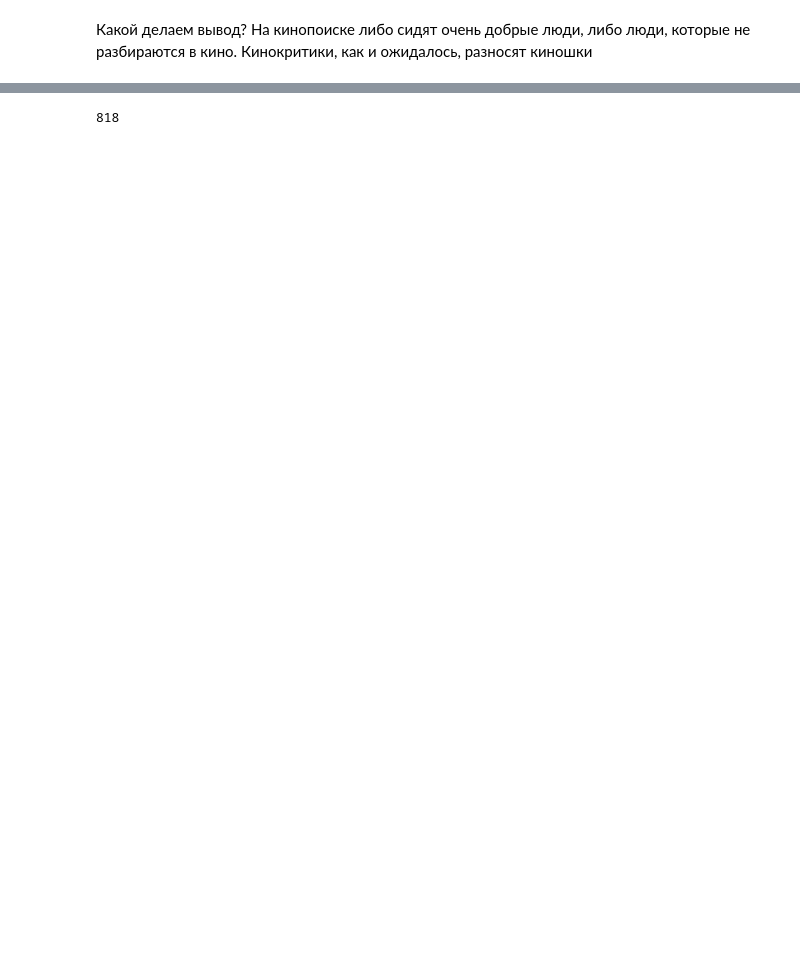
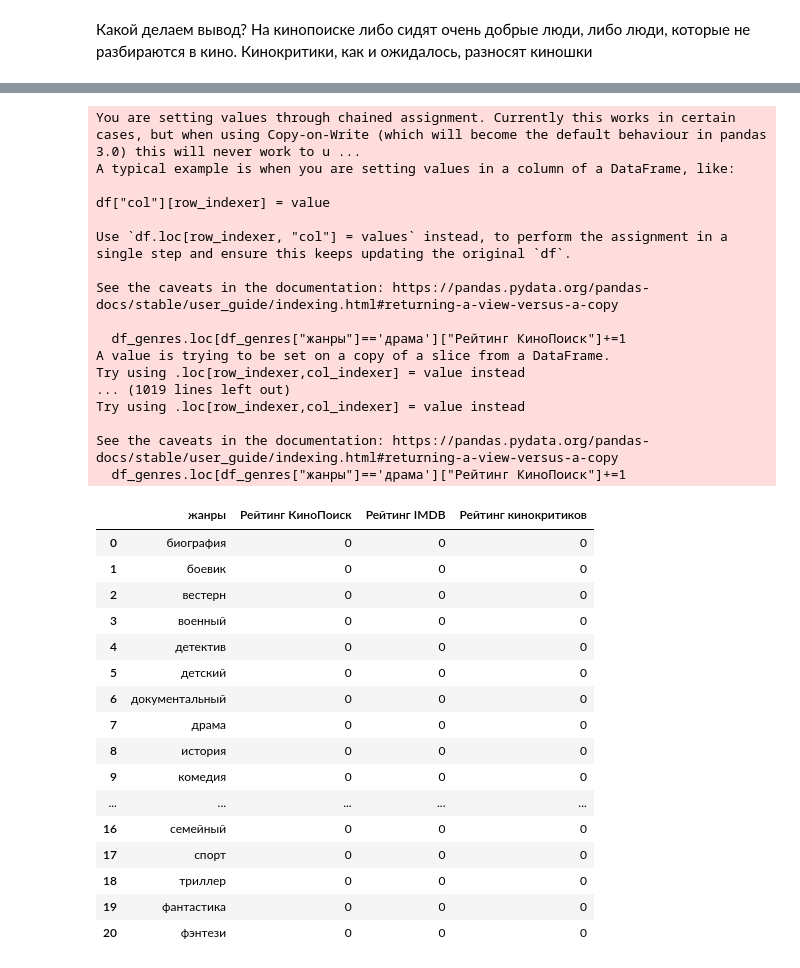
Before and after one commit to alburina/Andan-project-, a Jupyter notebook: graphics.ipynb, the cells around one changed output, grey strips where cells are left out. Drawn from its saved outputs; the diff is of its cells as text; code cells hidden in the pictures; blank space fills up the shorter version.

```diff
--- a/graphics.ipynb
+++ b/graphics.ipynb
@@ -205,2 +177,21 @@ df_2004_2024
 # %% [markdown]
 Какой делаем вывод? На кинопоиске либо сидят очень добрые люди, либо люди, которые не разбираются в кино. Кинокритики, как и ожидалось, разносят киношки
+# %%
+#создаем список с жанрами
+b=[]
+g=[]
+genres=[]
+for i in df_kino["Жанры"]:
+    b.extend(i)
+for i in np.unique(b):
+    g.append(str(i).strip())
+for i in np.unique(g):
+    genres.append(str(i))
+#создаем датафрейм
+dict = {'жанры':genres
+        }
+df_genres= pd.DataFrame(dict)
+df_genres['Рейтинг КиноПоиск']=0
+df_genres['Рейтинг IMDB']=0
+df_genres['Рейтинг кинокритиков']=0
+df_genres
@@ -207,9 +216,41 @@ df_2004_2024
 # %%
-a=0
-df_kino=df_2004_2024.loc[df["Голоса КиноПоиск"].apply(lambda x: x>=8)]
+df_kino=df_2004_2024.loc[df["Рейтинг КиноПоиск"].apply(lambda x: x>=8)]
 for i in df_kino["Жанры"]:
     if 'драма' in i:
-        a+=1
-a
+        df_genres.loc[df_genres["жанры"]=='драма']["Рейтинг КиноПоиск"]+=1
+df_genres
 # %% [output]
-818
+You are setting values through chained assignment. Currently this works in certain cases, but when using Copy-on-Write (which will become the default behaviour in pandas 3.0) this will never work to u ...
+A typical example is when you are setting values in a column of a DataFrame, like:
+
+df["col"][row_indexer] = value
+
+Use `df.loc[row_indexer, "col"] = values` instead, to perform the assignment in a single step and ensure this keeps updating the original `df`.
+
+See the caveats in the documentation: https://pandas.pydata.org/pandas-docs/stable/user_guide/indexing.html#returning-a-view-versus-a-copy
+
+  df_genres.loc[df_genres["жанры"]=='драма']["Рейтинг КиноПоиск"]+=1
+A value is trying to be set on a copy of a slice from a DataFrame.
+Try using .loc[row_indexer,col_indexer] = value instead
+... (1019 lines left out)
+Try using .loc[row_indexer,col_indexer] = value instead
+
+See the caveats in the documentation: https://pandas.pydata.org/pandas-docs/stable/user_guide/indexing.html#returning-a-view-versus-a-copy
+  df_genres.loc[df_genres["жанры"]=='драма']["Рейтинг КиноПоиск"]+=1
+|  | жанры | Рейтинг КиноПоиск | Рейтинг IMDB | Рейтинг кинокритиков |
+| 0 | биография | 0 | 0 | 0 |
+| 1 | боевик | 0 | 0 | 0 |
+| 2 | вестерн | 0 | 0 | 0 |
+| 3 | военный | 0 | 0 | 0 |
+| 4 | детектив | 0 | 0 | 0 |
+| 5 | детский | 0 | 0 | 0 |
+| 6 | документальный | 0 | 0 | 0 |
+| 7 | драма | 0 | 0 | 0 |
+| 8 | история | 0 | 0 | 0 |
+| 9 | комедия | 0 | 0 | 0 |
+| ... | ... | ... | ... | ... |
+| 16 | семейный | 0 | 0 | 0 |
+| 17 | спорт | 0 | 0 | 0 |
+| 18 | триллер | 0 | 0 | 0 |
+| 19 | фантастика | 0 | 0 | 0 |
+| 20 | фэнтези | 0 | 0 | 0 |
```
Also changed, not shown: parts of 16 cells of this notebook.
